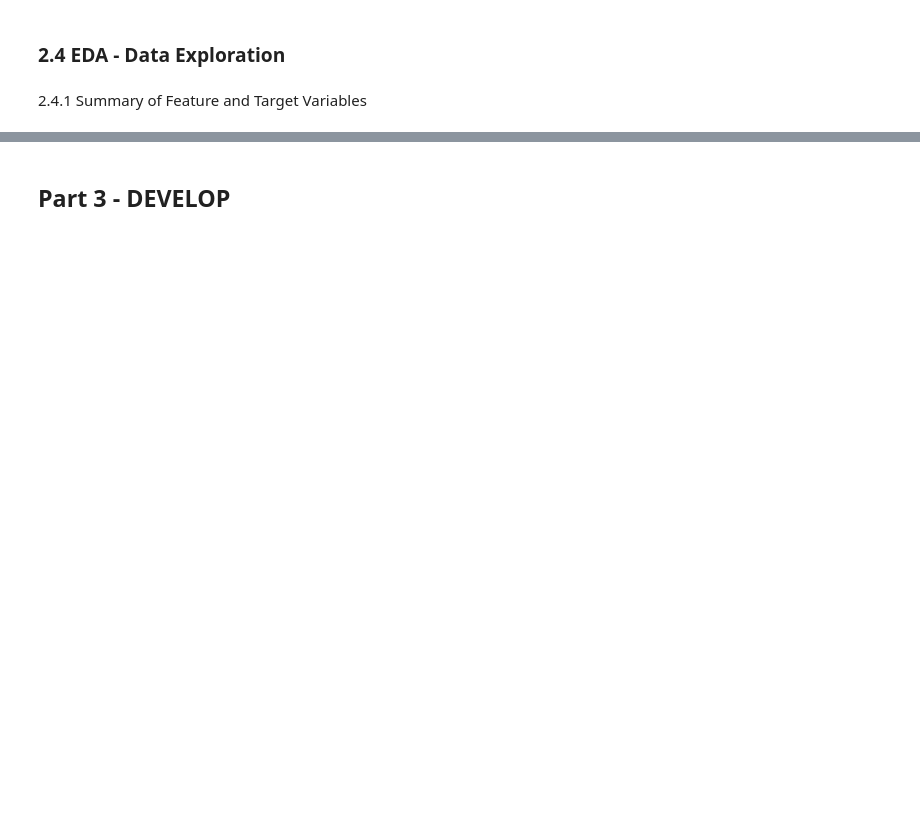
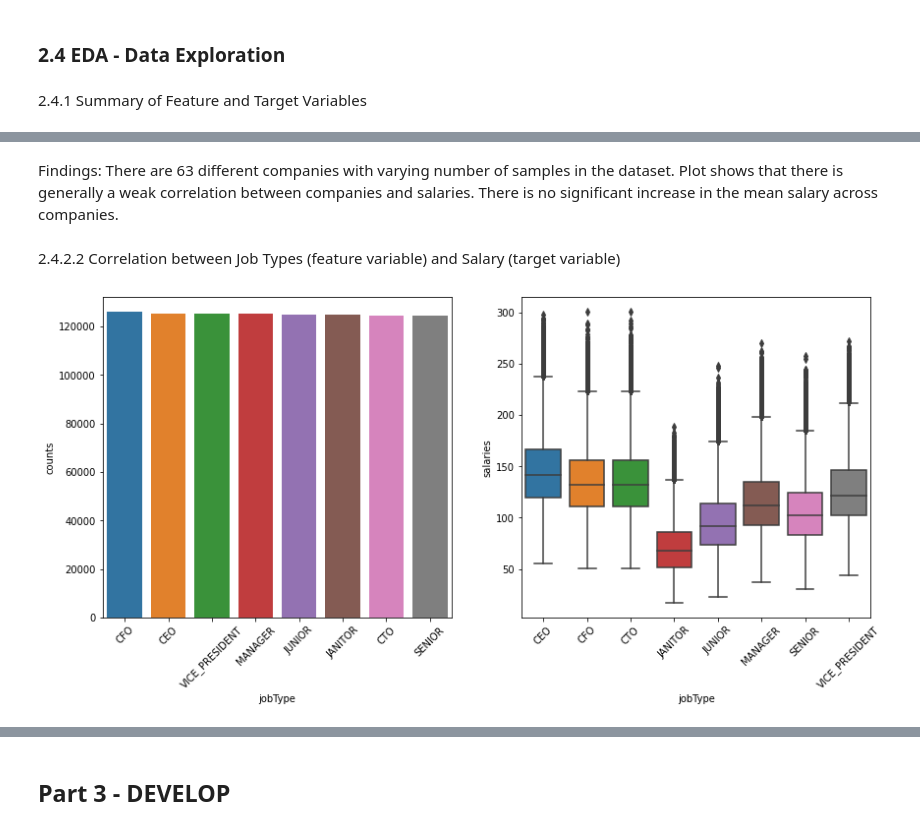
Before and after one commit to laniyadapo/salarypredictionportfolio, a Jupyter notebook: Salary Prediction Notebook.ipynb, the cells around one changed output, grey strips where cells are left out. Cells and saved outputs as stored; diff of their text form; code cells hidden in the pictures; blank space fills up the shorter version.

```diff
--- a/Salary Prediction Notebook.ipynb
+++ b/Salary Prediction Notebook.ipynb
@@ -334,0 +388,8 @@ Also write down any new features that you think you should try adding to the mod
+# %% [markdown]
+Findings: There are 63 different companies with varying number of samples in the dataset. Plot shows that there is generally a weak correlation between companies and salaries. There is no significant increase in the mean salary across companies.
+# %% [markdown]
+2.4.2.2 Correlation between Job Types (feature variable) and Salary (target variable)
+# %%
+feature_plot(merged_train_data, 'jobType')
+# %% [output]
+[figure, added]
```
Also changed, not shown: parts of 150 cells of this notebook.
